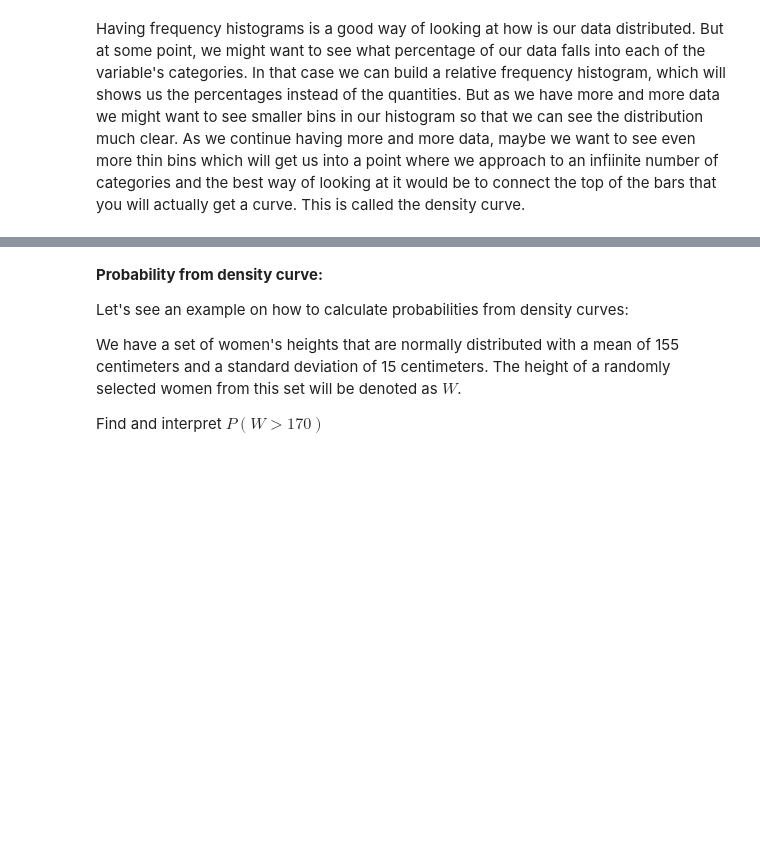
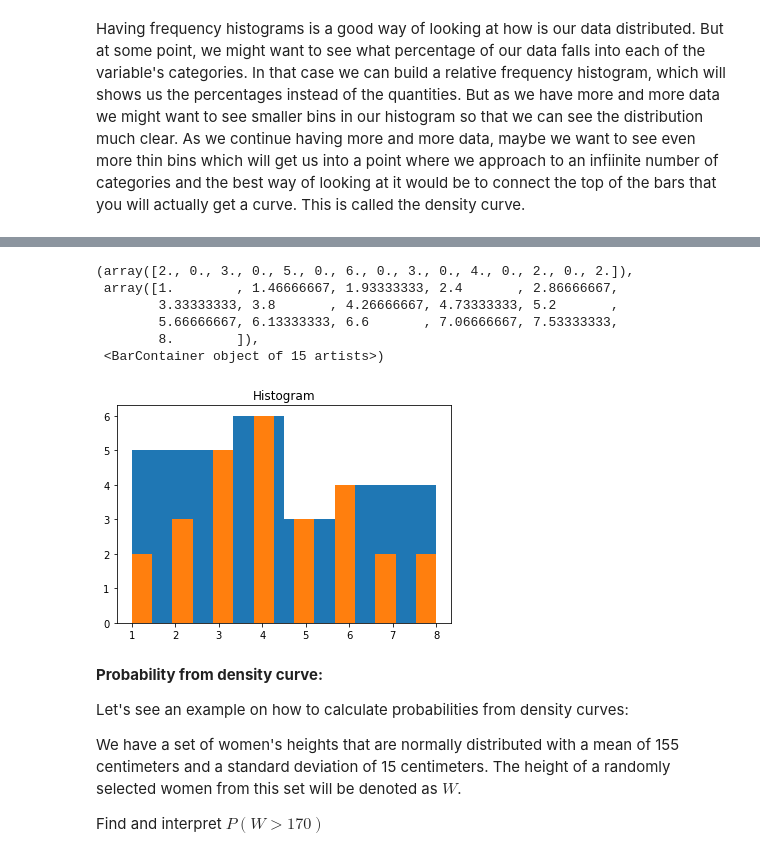
Before and after one commit to xalejandrow/hypothesis-testing-exercises-project-with-python, a Jupyter notebook: export/hypothesis-testing.ipynb, the cells around one changed output, grey strips where cells are left out. Drawn from its saved outputs; the diff is of its cells as text; code cells hidden in the pictures; blank space fills up the shorter version.

```diff
--- a/export/hypothesis-testing.ipynb
+++ b/export/hypothesis-testing.ipynb
@@ -11,3 +28,15 @@ Having frequency histograms is a good way of looking at how is our data distribu
+# %%
+plt.hist(my_array, bins=6)
+plt.title('Histogram')
+plt.hist(my_array, bins=15)
+# %% [output]
+(array([2., 0., 3., 0., 5., 0., 6., 0., 3., 0., 4., 0., 2., 0., 2.]),
+ array([1.        , 1.46666667, 1.93333333, 2.4       , 2.86666667,
+        3.33333333, 3.8       , 4.26666667, 4.73333333, 5.2       ,
+        5.66666667, 6.13333333, 6.6       , 7.06666667, 7.53333333,
+        8.        ]),
+ <BarContainer object of 15 artists>)
+[figure, added]
 # %% [markdown]
 **Probability from density curve:**
 
```
Also changed, not shown: parts of 5 cells of this notebook, 1 other file.
